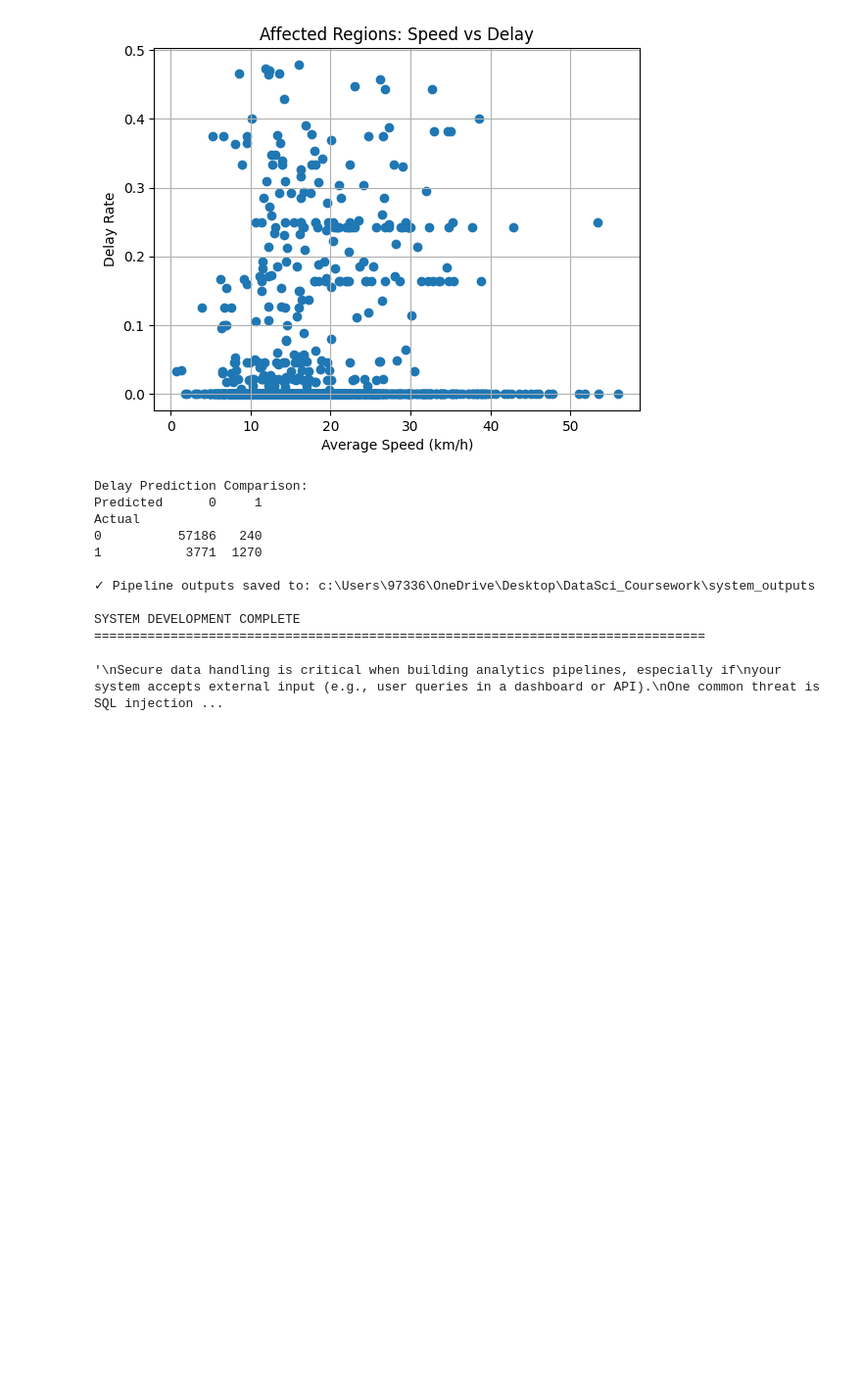
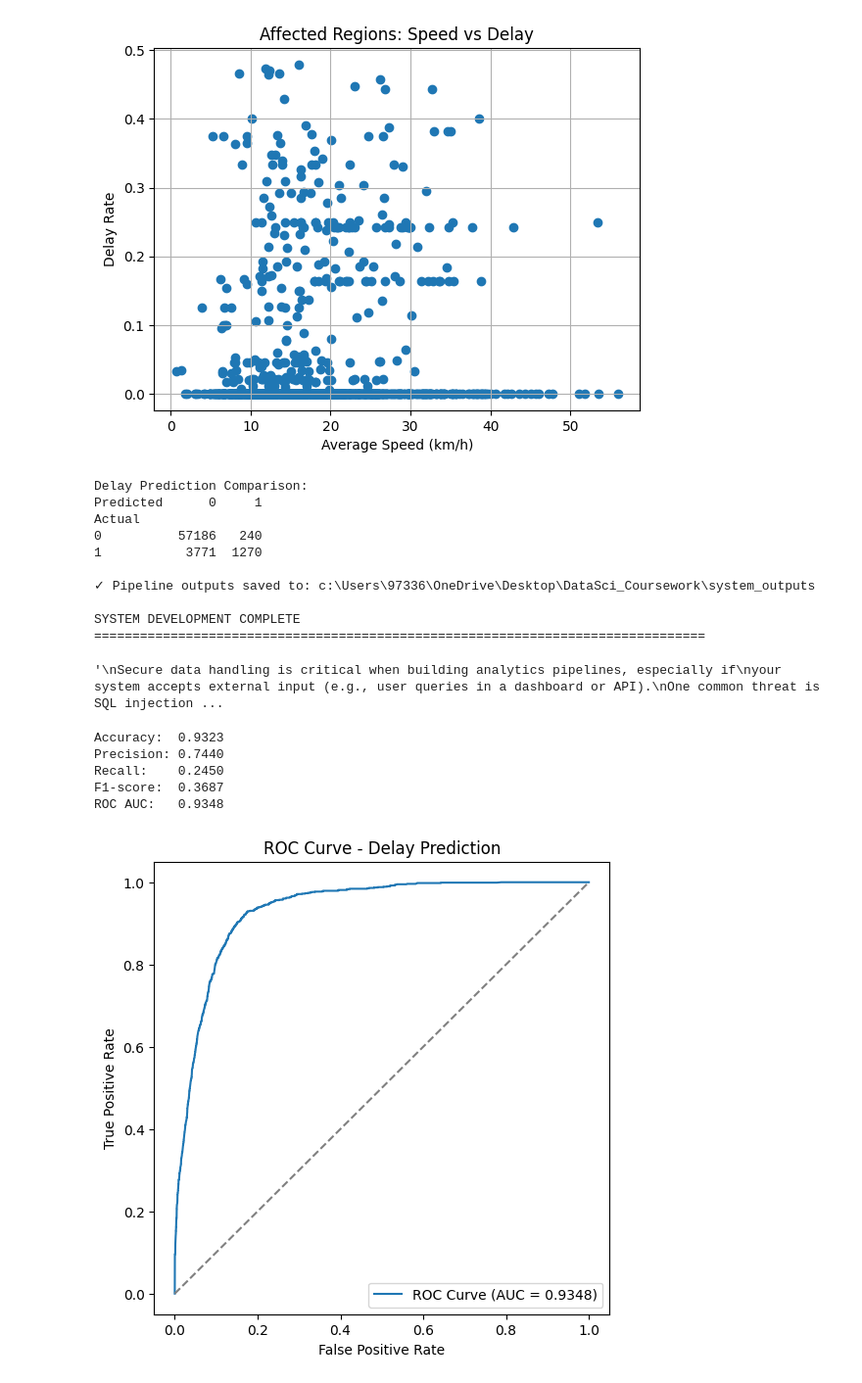
Before and after one commit to amish-stha/Data_Sci_240041, a Jupyter notebook: Data_Sci_240041.ipynb, the cells around one changed output. Shown at 98% size. Saved outputs shown, nothing was run; the diff lists cells and outputs as text; code cells hidden in the pictures; blank space fills up the shorter version.

Commit message:
Adding Accuracy, Precision, Recall, F1-score and ROC AUC

```diff
--- a/Data_Sci_240041.ipynb
+++ b/Data_Sci_240041.ipynb
@@ -1752,3 +1752,60 @@ Therefore, in the current implementation, **SQL injection and other user input t
 """
 # %% [output]
 '\nSecure data handling is critical when building analytics pipelines, especially if\nyour system accepts external input (e.g., user queries in a dashboard or API).\nOne common threat is SQL injection ...
+# %%
+# ====================================================================
+# MODEL PERFORMANCE METRICS - DELAY PREDICTION
+# ====================================================================
+
+import numpy as np
+import matplotlib.pyplot as plt
+from sklearn.metrics import accuracy_score, precision_score, recall_score, f1_score, roc_auc_score, roc_curve
+
+# -------------------------------
+# 1. Use the existing Phase 2 variables
+# -------------------------------
+# You must run your Phase 2 cell before this
+# Variables needed:
+# y_test_d, X_test_d, rf_model (RandomForestClassifier for delay prediction)
+
+try:
+    y_true_delay = np.array(y_test_d)
+    y_pred_delay = rf_model.predict(X_test_d)
+    y_prob_delay = rf_model.predict_proba(X_test_d)[:, 1]
+except NameError:
+    raise NameError("You must run Phase 2 first! Variables y_test_d, X_test_d, rf_model are missing.")
+
+# -------------------------------
+# 2. Compute metrics
+# -------------------------------
+acc = accuracy_score(y_true_delay, y_pred_delay)
+prec = precision_score(y_true_delay, y_pred_delay, zero_division=0)
+rec = recall_score(y_true_delay, y_pred_delay, zero_division=0)
+f1 = f1_score(y_true_delay, y_pred_delay, zero_division=0)
+roc_auc = roc_auc_score(y_true_delay, y_prob_delay)
+
+print(f"Accuracy:  {acc:.4f}")
+print(f"Precision: {prec:.4f}")
+print(f"Recall:    {rec:.4f}")
+print(f"F1-score:  {f1:.4f}")
+print(f"ROC AUC:   {roc_auc:.4f}")
+
+# -------------------------------
+# 3. ROC Curve
+# -------------------------------
+fpr, tpr, thresholds = roc_curve(y_true_delay, y_prob_delay)
+plt.figure(figsize=(6,6))
+plt.plot(fpr, tpr, label=f"ROC Curve (AUC = {roc_auc:.4f})")
+plt.plot([0,1],[0,1],'--', color='gray')
+plt.xlabel("False Positive Rate")
+plt.ylabel("True Positive Rate")
+plt.title("ROC Curve - Delay Prediction")
+plt.legend()
+plt.show()
+# %% [output]
+Accuracy:  0.9323
+Precision: 0.7440
+Recall:    0.2450
+F1-score:  0.3687
+ROC AUC:   0.9348
+[figure, added]
```
Also changed, not shown: parts of 3 cells of this notebook.
